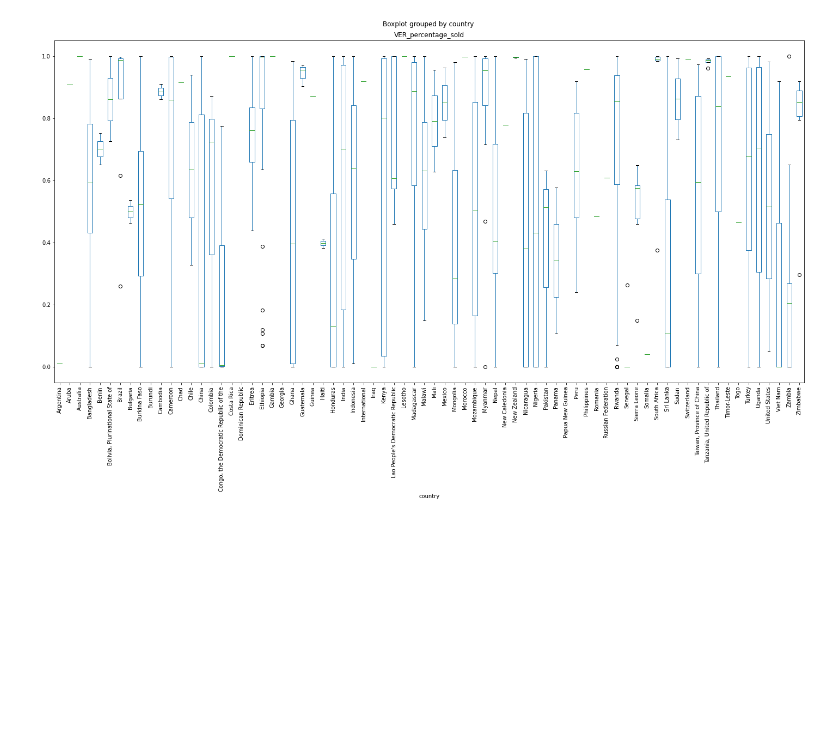
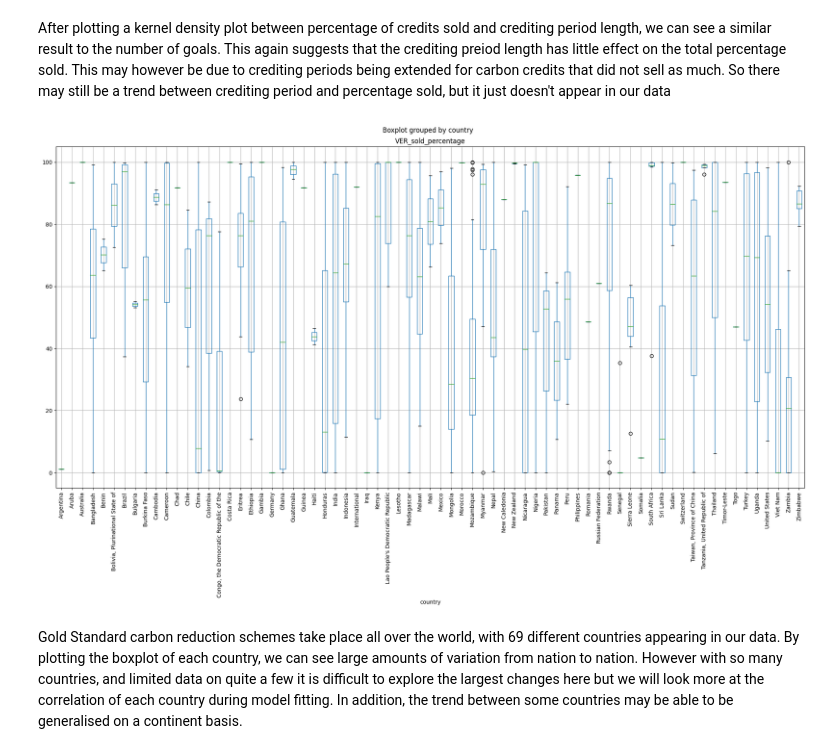
Before and after one commit to balendra-singh/ads_earthchain, a Jupyter notebook: notebooks/EDA.ipynb, the cells around one changed output. Cells and saved outputs as stored; diff of their text form; code cells hidden in the pictures; blank space fills up the shorter version.

```diff
--- a/notebooks/EDA.ipynb
+++ b/notebooks/EDA.ipynb
@@ -7,4 +9,5 @@ import seaborn as sns
 # %%
-data=pd.read_csv('prepped_data.csv')
+data=pd.read_csv(("../data/transformed/transform.csv"))
+data.drop(data[data['VER_issued_credits']==0].index,inplace=True)
 data
 # %% [output]
@@ -42 +46,3 @@ Text(0.5, 1.0, 'VER Percentage Credits Sold')
+# %%
+data['num_of_goals']=np.sum(data.iloc[:,27:44],axis=1)
 # %%
@@ -66,11 +92,14 @@ plt.show()
+# %% [markdown]
+After plotting a kernel density plot between percentage of credits sold and crediting period length, we can see a similar result to the number of goals. This again suggests that the crediting preiod length has little effect on the total percentage sold. This may however be due to crediting periods being extended for carbon credits that did not sell as much. So there may still be a trend between crediting period and percentage sold, but it just doesn't appear in our data
 # %%
-data.boxplot('VER_percentage_sold',by='country',figsize=(20,10))
+data.boxplot('VER_sold_percentage',by='country',figsize=(20,10))
 plt.tight_layout()
 plt.xticks(rotation=90)
-plt.grid(b=None)
 plt.show()
 # %% [output]
-[figure, old version]
+[figure, new version]
+# %% [markdown]
+Gold Standard carbon reduction schemes take place all over the world, with 69 different countries appearing in our data. By plotting the boxplot of each country, we can see large amounts of variation from nation to nation. However with so many countries, and limited data on quite a few it is difficult to explore the largest changes here but we will look more at the correlation of each country during model fitting. In addition, the trend between some countries may be able to be generalised on a continent basis.
 # %%
 #projects in europe seem to have a lower change of selling than otheres
 #oceania and international waters have very high number, but we do not have many projects in these regions to make concrete analysis of this
```
Also changed, not shown: parts of 14 cells of this notebook, 2 other files.
